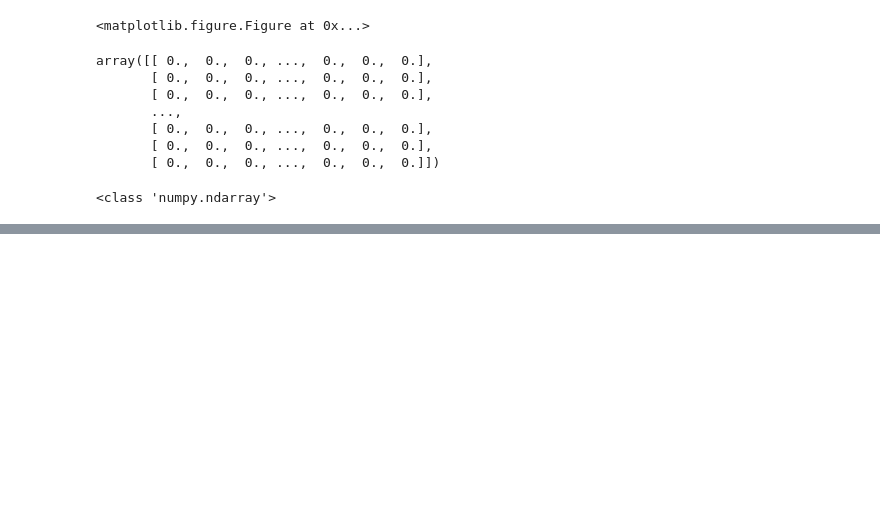
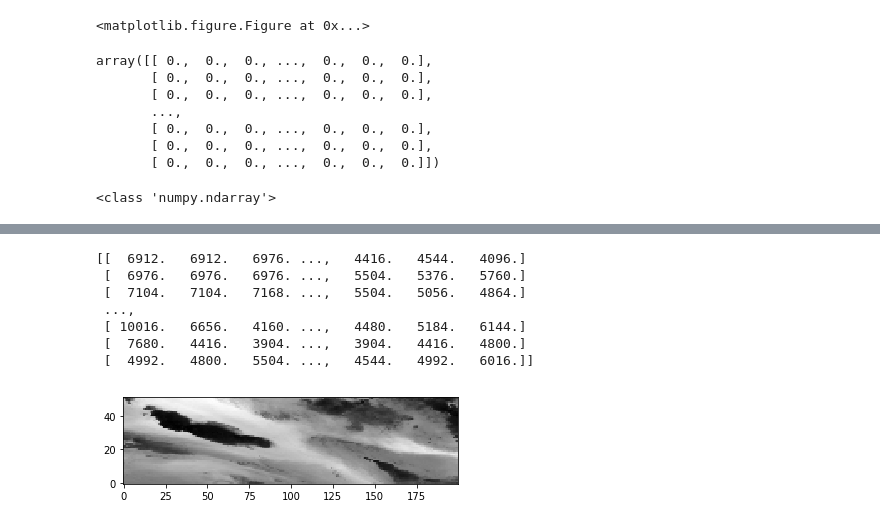
Before and after one commit to yuanzhou15/capstone-weather, a Jupyter notebook: rex/rex.ipynb, the cells around one changed output, grey strips where cells are left out. Cells and saved outputs as stored; diff of their text form; code cells hidden in the pictures; blank space fills up the shorter version.

```diff
--- a/rex/rex.ipynb
+++ b/rex/rex.ipynb
@@ -326,0 +411,19 @@ root group (NETCDF3_CLASSIC data model, file format NETCDF3):
+# %%
+nc_f = 'satellite_data/goes13.2017.182.001519.BAND_03.nc'  # Your filename
+band_01 = Dataset(nc_f, 'r')  # Dataset is the class behavior to open the file
+                             # and create an instance of the ncCDF4 class
+#print(nc_fid.file_format)
+#print(nc_fid)
+data = band_01.variables['data'][:]
+print(data[0])
+plt.imshow(data[0], cmap="gray", origin="lower")
+nc_fid.close()
+# %% [output]
+[[  6912.   6912.   6976. ...,   4416.   4544.   4096.]
+ [  6976.   6976.   6976. ...,   5504.   5376.   5760.]
+ [  7104.   7104.   7168. ...,   5504.   5056.   4864.]
+ ...,
+ [ 10016.   6656.   4160. ...,   4480.   5184.   6144.]
+ [  7680.   4416.   3904. ...,   3904.   4416.   4800.]
+ [  4992.   4800.   5504. ...,   4544.   4992.   6016.]]
+[figure, added]
```
Also changed, not shown: parts of 13 cells of this notebook.
